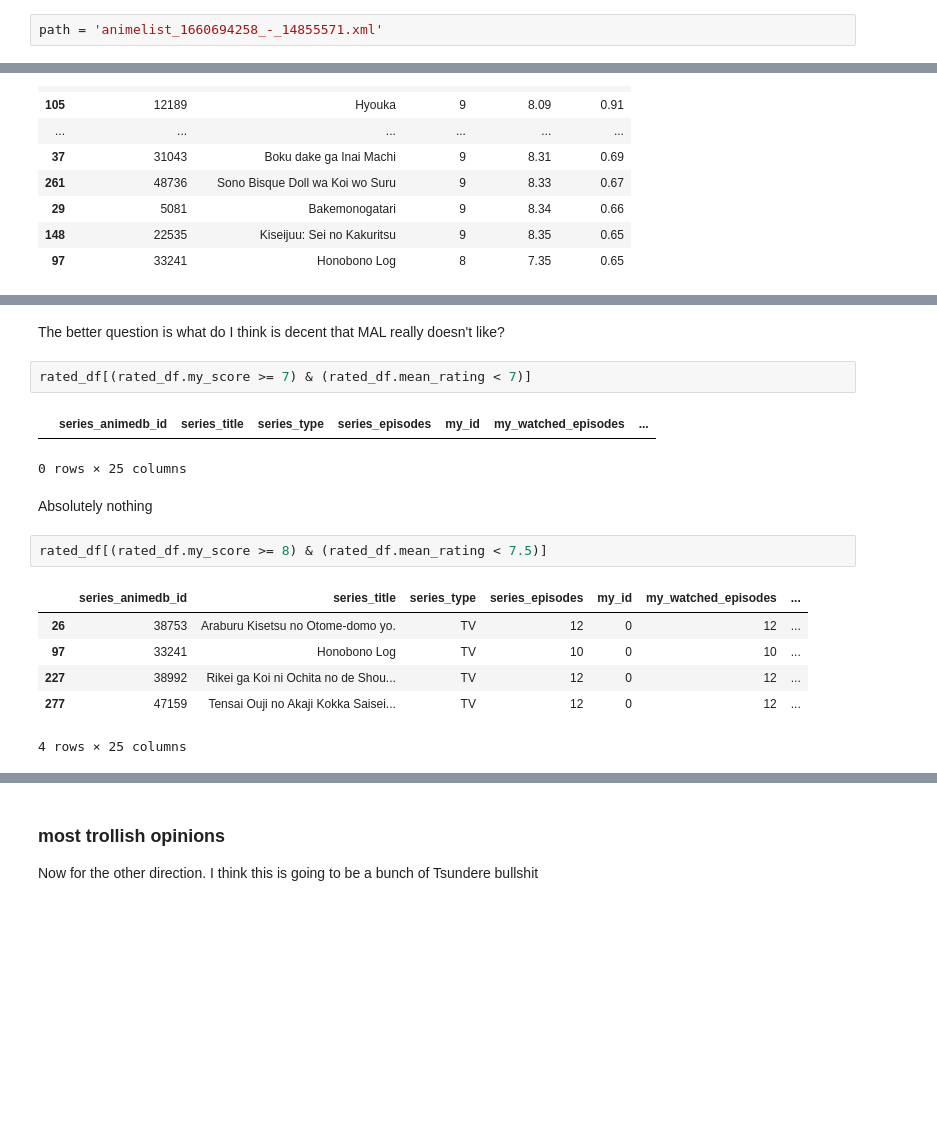
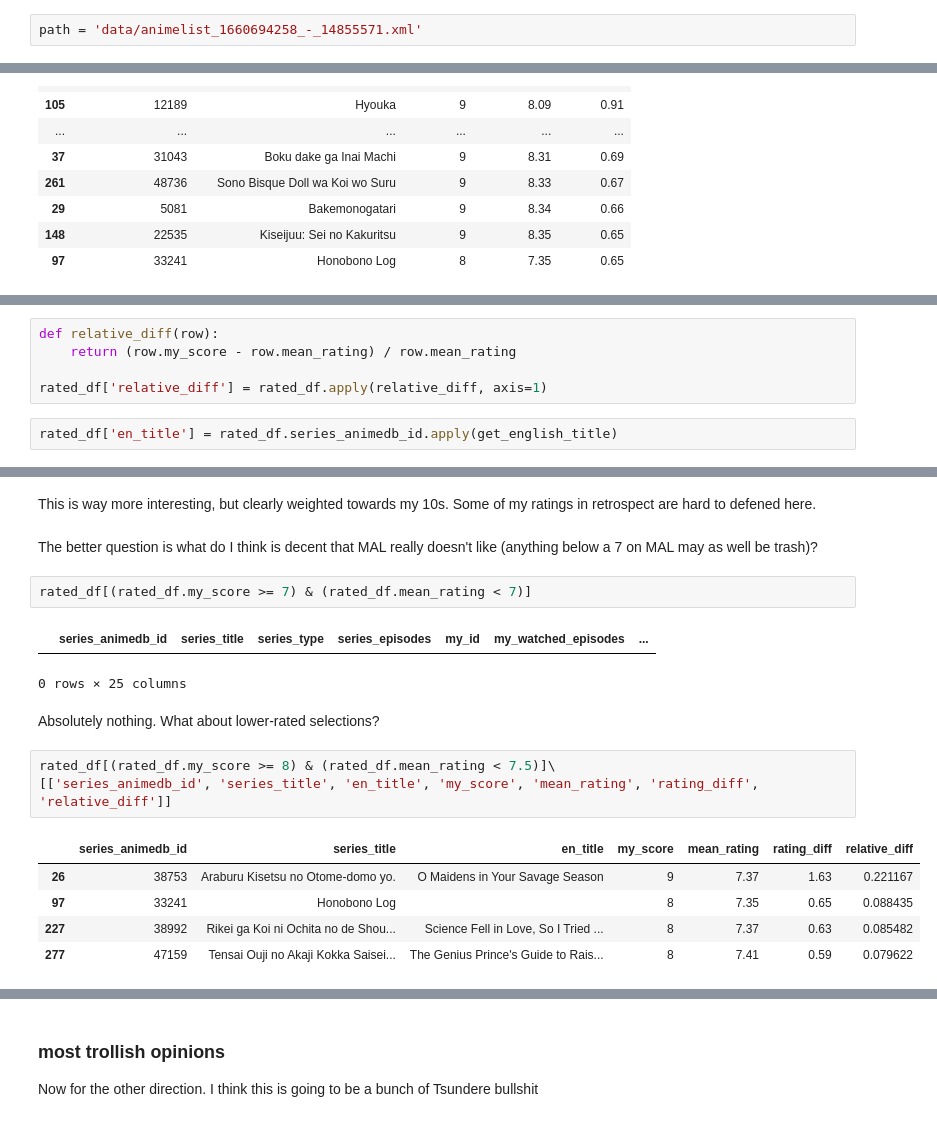
Before and after one commit to boompig/anime-recommendations, a Jupyter notebook: Data Exploration.ipynb, the cells around one changed output, grey strips where cells are left out. Cells and saved outputs as stored; diff of their text form; blank space fills up the shorter version.

```diff
--- a/Data Exploration.ipynb
+++ b/Data Exploration.ipynb
@@ -6,7 +6,7 @@ import xml.etree.ElementTree as ET
 # %% [markdown]
 I exported my own MAL data around the middle of August 2022. The default format is XML.
 # %%
-path = 'animelist_1660694258_-_14855571.xml'
+path = 'data/animelist_1660694258_-_14855571.xml'
 # %%
 tree = ET.parse(path)
 tree
@@ -578,0 +587,7 @@ rated_df.sort_values('rating_diff', ascending=False).head(20)\
+# %%
+def relative_diff(row):
+    return (row.my_score - row.mean_rating) / row.mean_rating
+
+rated_df['relative_diff'] = rated_df.apply(relative_diff, axis=1)
+# %%
+rated_df['en_title'] = rated_df.series_animedb_id.apply(get_english_title)
@@ -579,18 +615,20 @@ rated_df.sort_values('rating_diff', ascending=False).head(20)\
+# %% [markdown]
+This is way more interesting, but clearly weighted towards my 10s. Some of my ratings in retrospect are hard to defened here.
 # %% [markdown]
-The better question is what do I think is decent that MAL really doesn't like?
+The better question is what do I think is decent that MAL really doesn't like (anything below a 7 on MAL may as well be trash)?
 # %%
 rated_df[(rated_df.my_score >= 7) & (rated_df.mean_rating < 7)]
 # %% [output]
 |  | series_animedb_id | series_title | series_type | series_episodes | my_id | my_watched_episodes | ... |
 0 rows × 25 columns
 # %% [markdown]
-Absolutely nothing
+Absolutely nothing. What about lower-rated selections?
 # %%
-rated_df[(rated_df.my_score >= 8) & (rated_df.mean_rating < 7.5)]
+rated_df[(rated_df.my_score >= 8) & (rated_df.mean_rating < 7.5)]\
+[['series_animedb_id', 'series_title', 'en_title', 'my_score', 'mean_rating', 'rating_diff', 'relative_diff']]
 # %% [output]
-|  | series_animedb_id | series_title | series_type | series_episodes | my_id | my_watched_episodes | ... |
-| 26 | 38753 | Araburu Kisetsu no Otome-domo yo. | TV | 12 | 0 | 12 | ... |
-| 97 | 33241 | Honobono Log | TV | 10 | 0 | 10 | ... |
-| 227 | 38992 | Rikei ga Koi ni Ochita no de Shou... | TV | 12 | 0 | 12 | ... |
-| 277 | 47159 | Tensai Ouji no Akaji Kokka Saisei... | TV | 12 | 0 | 12 | ... |
+|  | series_animedb_id | series_title | en_title | my_score | mean_rating | rating_diff | relative_diff |
+| 26 | 38753 | Araburu Kisetsu no Otome-domo yo. | O Maidens in Your Savage Season | 9 | 7.37 | 1.63 | 0.221167 |
+| 97 | 33241 | Honobono Log |  | 8 | 7.35 | 0.65 | 0.088435 |
+| 227 | 38992 | Rikei ga Koi ni Ochita no de Shou... | Science Fell in Love, So I Tried ... | 8 | 7.37 | 0.63 | 0.085482 |
+| 277 | 47159 | Tensai Ouji no Akaji Kokka Saisei... | The Genius Prince's Guide to Rais... | 8 | 7.41 | 0.59 | 0.079622 |
-4 rows × 25 columns
```
Also changed, not shown: parts of 21 cells of this notebook, 14 other files.
